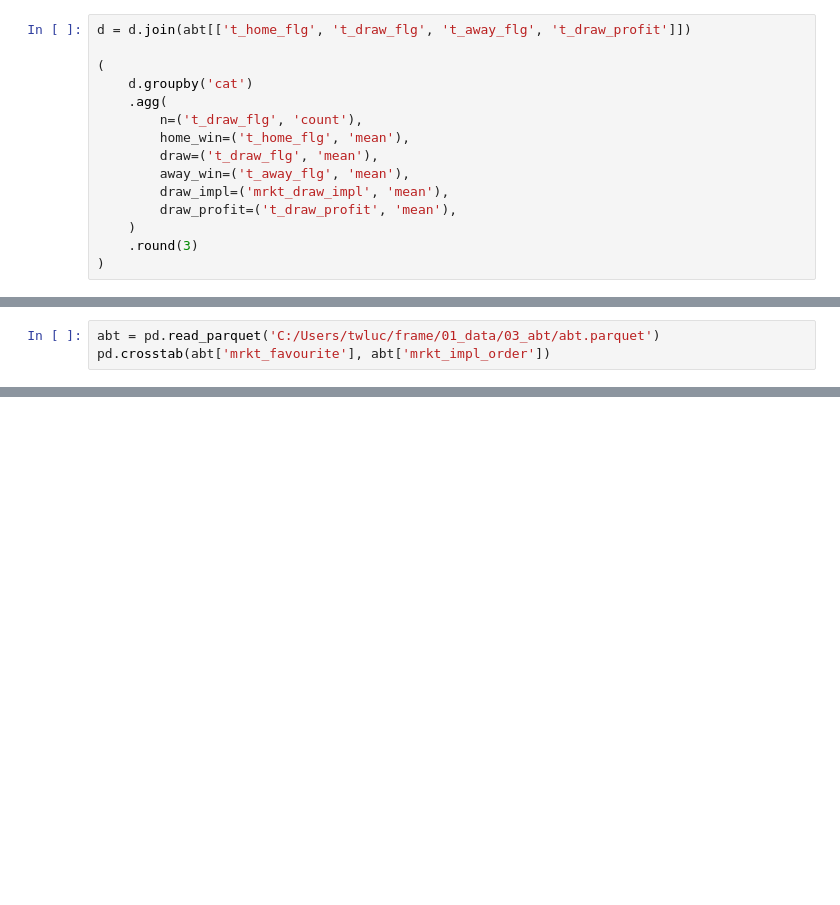
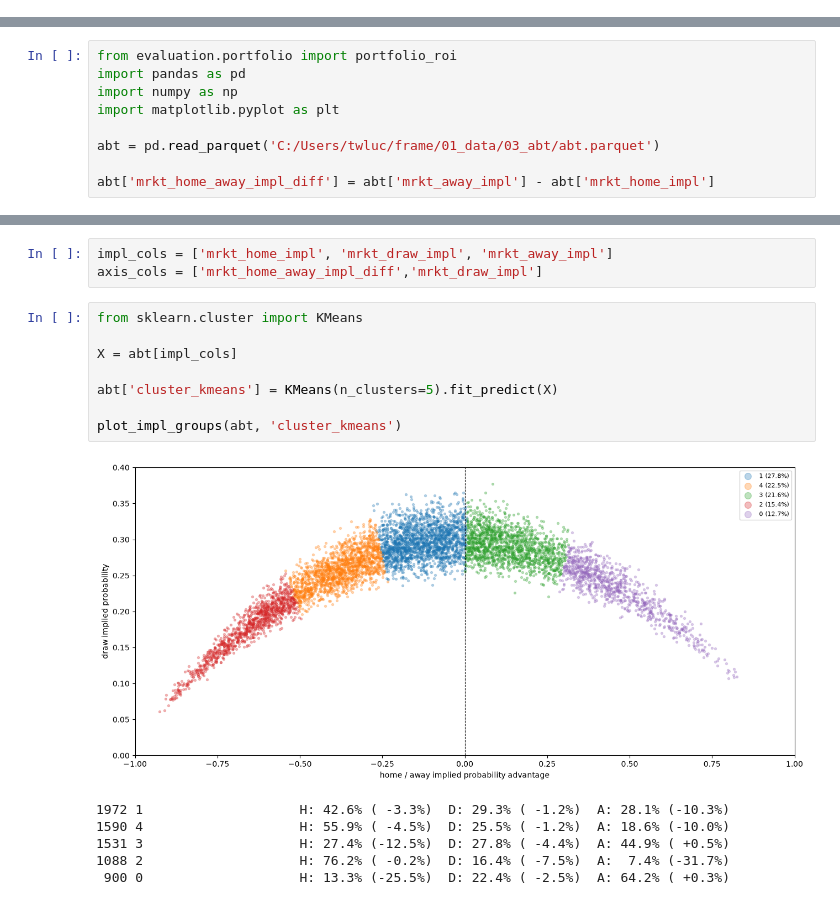
Before and after one commit to chrisreglinski/frame, a Jupyter notebook: 03_notebooks/market_impl_scatter_groups.ipynb, the cells around one changed output, grey strips where cells are left out. Cells and saved outputs as stored; diff of their text form; blank space fills up the shorter version.

Commit message:
chore: update market_impl_scatter_groups notebook
Co-Authored-By: Claude Sonnet 4.6 <noreply@anthropic.com>

```diff
--- a/03_notebooks/market_impl_scatter_groups.ipynb
+++ b/03_notebooks/market_impl_scatter_groups.ipynb
@@ -62,15 +0,0 @@ plt.show()
-# %%
-d = d.join(abt[['t_home_flg', 't_draw_flg', 't_away_flg', 't_draw_profit']])
-
-(
-    d.groupby('cat')
-    .agg(
-        n=('t_draw_flg', 'count'),
-        home_win=('t_home_flg', 'mean'),
-        draw=('t_draw_flg', 'mean'),
-        away_win=('t_away_flg', 'mean'),
-        draw_impl=('mrkt_draw_impl', 'mean'),
-        draw_profit=('t_draw_profit', 'mean'),
-    )
-    .round(3)
-)
@@ -83,3 +1,9 @@ d = d.join(abt[['t_home_flg', 't_draw_flg', 't_away_flg', 't_draw_profit']])
 # %%
+from evaluation.portfolio import portfolio_roi
+import pandas as pd
+import numpy as np
+import matplotlib.pyplot as plt
+
 abt = pd.read_parquet('C:/Users/twluc/frame/01_data/03_abt/abt.parquet')
-pd.crosstab(abt['mrkt_favourite'], abt['mrkt_impl_order'])
+
+abt['mrkt_home_away_impl_diff'] = abt['mrkt_away_impl'] - abt['mrkt_home_impl']
@@ -210,0 +76,18 @@ plt.show()
+# %%
+impl_cols = ['mrkt_home_impl', 'mrkt_draw_impl', 'mrkt_away_impl']
+axis_cols = ['mrkt_home_away_impl_diff','mrkt_draw_impl']
+# %%
+from sklearn.cluster import KMeans
+
+X = abt[impl_cols]
+
+abt['cluster_kmeans'] = KMeans(n_clusters=5).fit_predict(X)
+
+plot_impl_groups(abt, 'cluster_kmeans')
+# %% [output]
+[figure, added]
+1972 1                    H: 42.6% ( -3.3%)  D: 29.3% ( -1.2%)  A: 28.1% (-10.3%)
+1590 4                    H: 55.9% ( -4.5%)  D: 25.5% ( -1.2%)  A: 18.6% (-10.0%)
+1531 3                    H: 27.4% (-12.5%)  D: 27.8% ( -4.4%)  A: 44.9% ( +0.5%)
+1088 2                    H: 76.2% ( -0.2%)  D: 16.4% ( -7.5%)  A:  7.4% (-31.7%)
+ 900 0                    H: 13.3% (-25.5%)  D: 22.4% ( -2.5%)  A: 64.2% ( +0.3%)
```
Also changed, not shown: parts of 13 cells of this notebook.
